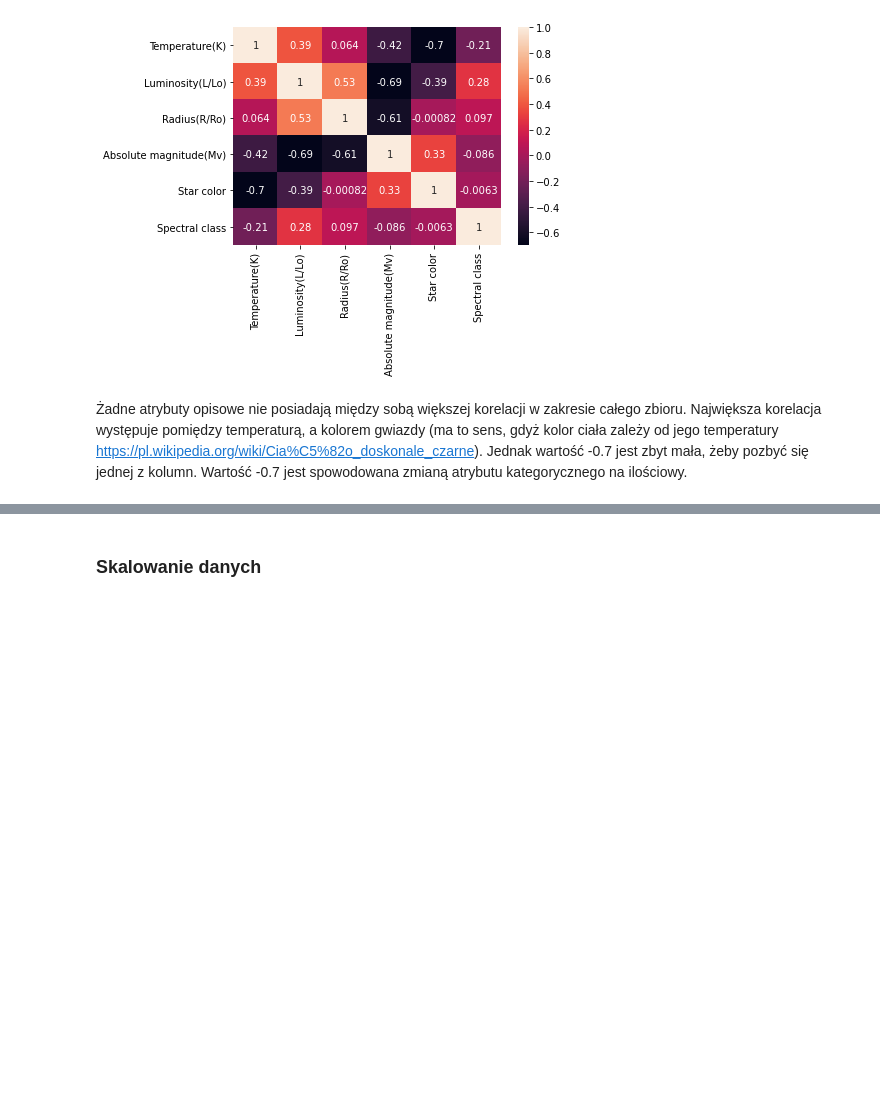
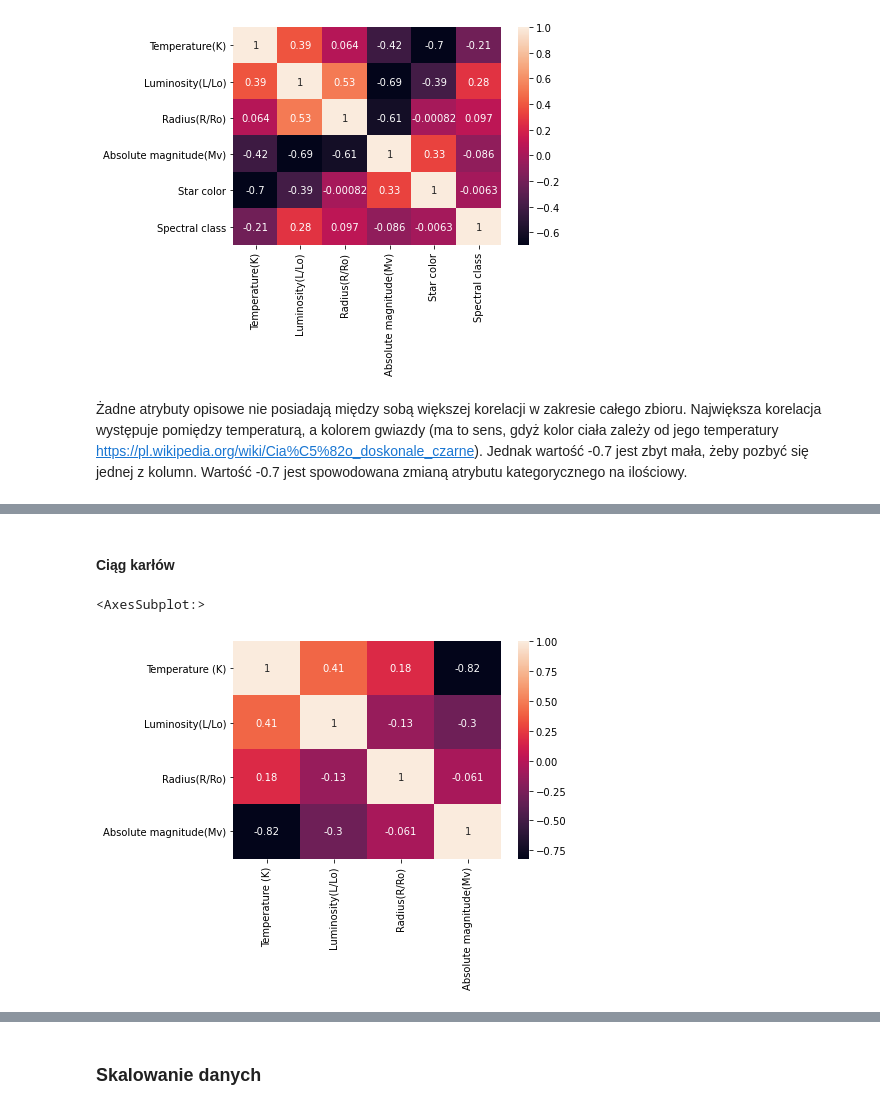
Before and after one commit to dawidbieniek/Projekt_PRiAD, a Jupyter notebook: Raport.ipynb, the cells around one changed output, grey strips where cells are left out. Drawn from its saved outputs; the diff is of its cells as text; code cells hidden in the pictures; blank space fills up the shorter version.

```diff
--- a/Raport.ipynb
+++ b/Raport.ipynb
@@ -315,0 +351,10 @@ Podczas wstępnego opsiania obiektów zauważyłem kilka prawdopodobnych korelac
+# %% [markdown]
+#### Ciąg karłów
+# %%
+stars_dwarf=stars_raw.copy()
+stars_dwarf=stars_dwarf.loc[stars_dwarf['Star type'] == 2]
+stars_dwarf=stars_dwarf.drop(columns=['Star type'])
+sns.heatmap(stars_dwarf.corr(), annot=True)
+# %% [output]
+<AxesSubplot:>
+[figure, added]
```
Also changed, not shown: parts of 9 cells of this notebook.
